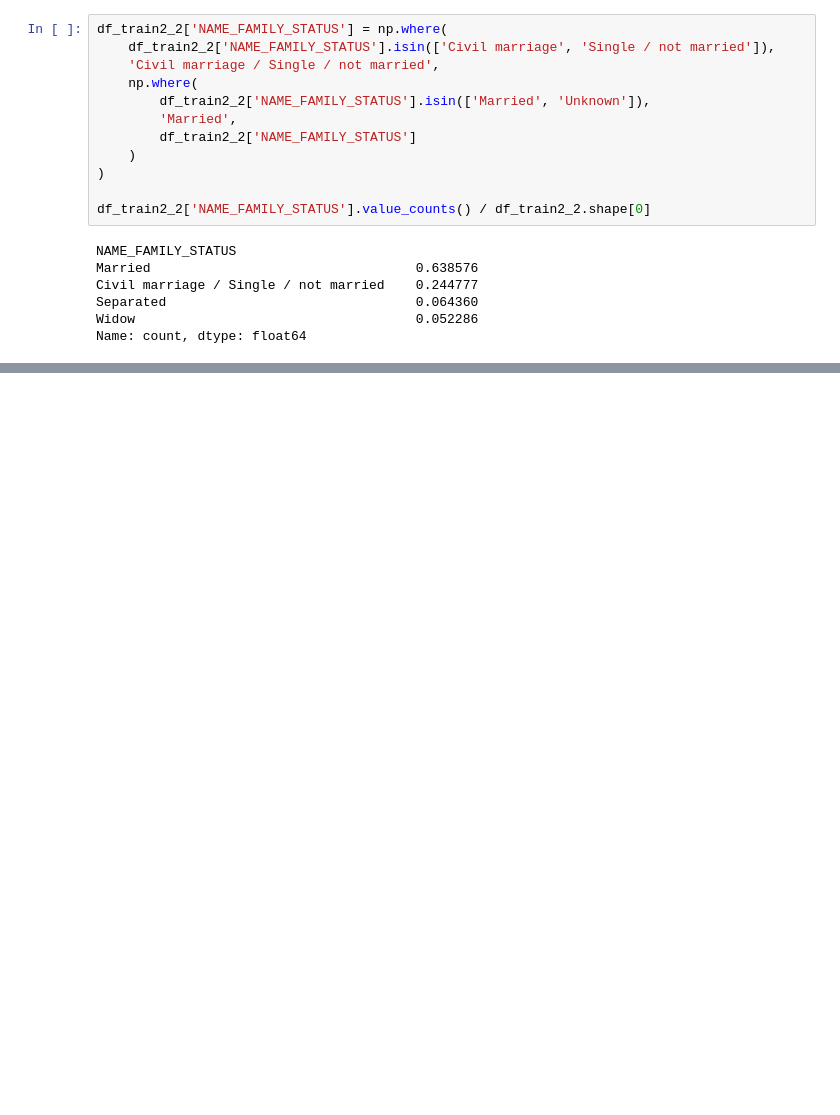
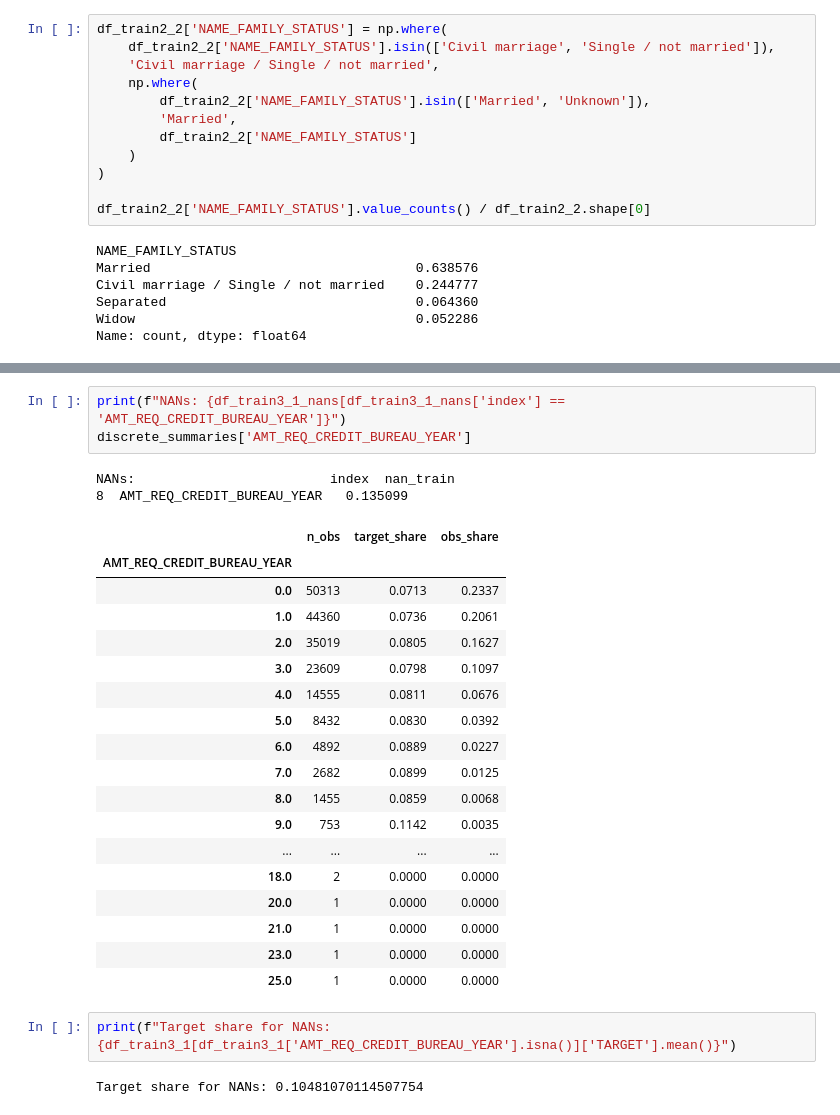
Before and after one commit to alek-ds/home-credit-default-risk-ak, a Jupyter notebook: notebooks/preprocessing/app_preprocessing_logistic_reg.ipynb, the cells around one changed output, grey strips where cells are left out. Saved outputs shown, nothing was run; the diff lists cells and outputs as text; blank space fills up the shorter version.

```diff
--- a/notebooks/preprocessing/app_preprocessing_logistic_reg.ipynb
+++ b/notebooks/preprocessing/app_preprocessing_logistic_reg.ipynb
@@ -507,0 +955,28 @@ df_train2_2
+# %%
+print(f"NANs: {df_train3_1_nans[df_train3_1_nans['index'] == 'AMT_REQ_CREDIT_BUREAU_YEAR']}")
+discrete_summaries['AMT_REQ_CREDIT_BUREAU_YEAR']
+# %% [output]
+NANs:                         index  nan_train
+8  AMT_REQ_CREDIT_BUREAU_YEAR   0.135099
+|  | n_obs | target_share | obs_share |
+| AMT_REQ_CREDIT_BUREAU_YEAR |  |  |  |
+| 0.0 | 50313 | 0.0713 | 0.2337 |
+| 1.0 | 44360 | 0.0736 | 0.2061 |
+| 2.0 | 35019 | 0.0805 | 0.1627 |
+| 3.0 | 23609 | 0.0798 | 0.1097 |
+| 4.0 | 14555 | 0.0811 | 0.0676 |
+| 5.0 | 8432 | 0.0830 | 0.0392 |
+| 6.0 | 4892 | 0.0889 | 0.0227 |
+| 7.0 | 2682 | 0.0899 | 0.0125 |
+| 8.0 | 1455 | 0.0859 | 0.0068 |
+| 9.0 | 753 | 0.1142 | 0.0035 |
+| ... | ... | ... | ... |
+| 18.0 | 2 | 0.0000 | 0.0000 |
+| 20.0 | 1 | 0.0000 | 0.0000 |
+| 21.0 | 1 | 0.0000 | 0.0000 |
+| 23.0 | 1 | 0.0000 | 0.0000 |
+| 25.0 | 1 | 0.0000 | 0.0000 |
+# %%
+print(f"Target share for NANs: {df_train3_1[df_train3_1['AMT_REQ_CREDIT_BUREAU_YEAR'].isna()]['TARGET'].mean()}")
+# %% [output]
+Target share for NANs: 0.10481070114507754
```
Also changed, not shown: parts of 52 cells of this notebook.
